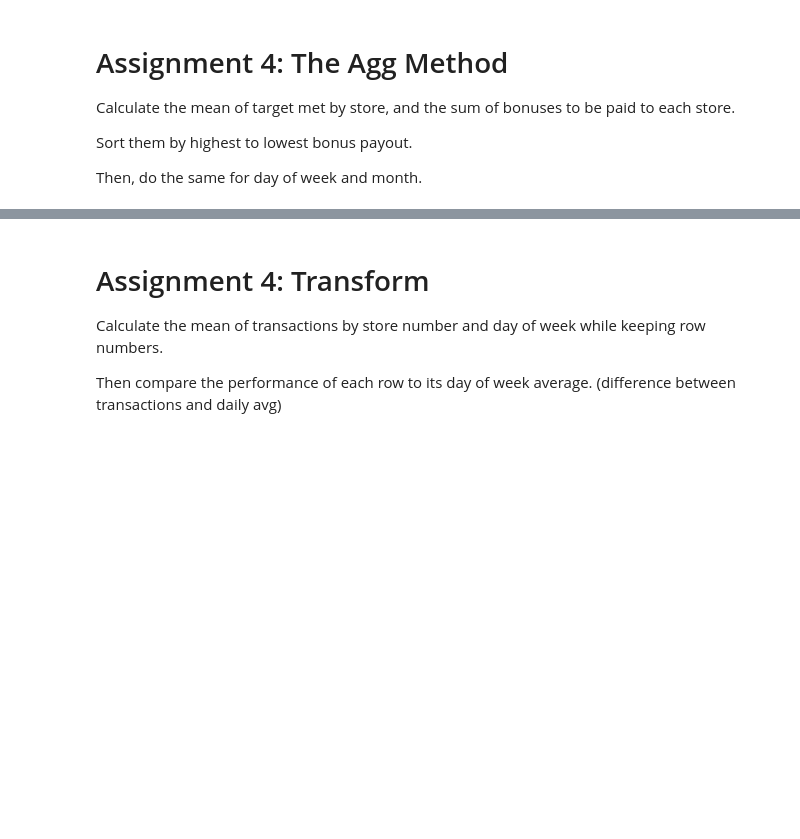
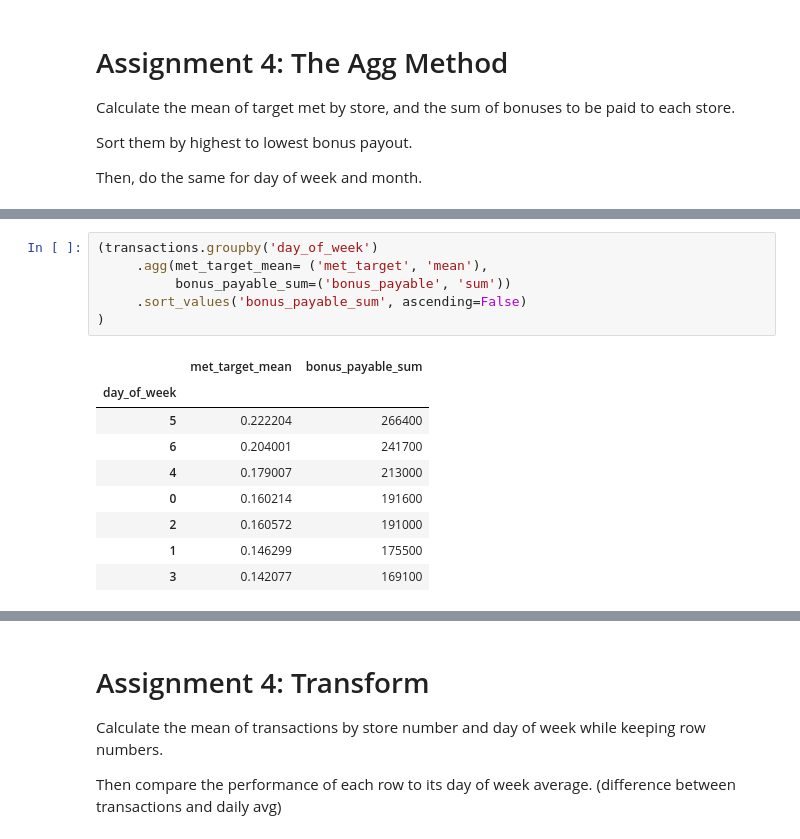
Before and after one commit to Pouria7gh/NumPy_Pandas, a Jupyter notebook: 3_ Aggregating_DataFrames/section04_aggregations.ipynb, the cells around one changed output, grey strips where cells are left out. Drawn from its saved outputs; the diff is of its cells as text; blank space fills up the shorter version.

```diff
--- a/3_ Aggregating_DataFrames/section04_aggregations.ipynb
+++ b/3_ Aggregating_DataFrames/section04_aggregations.ipynb
@@ -182,0 +215,16 @@ transactions.head()
+# %%
+(transactions.groupby('day_of_week')
+     .agg(met_target_mean= ('met_target', 'mean'),
+          bonus_payable_sum=('bonus_payable', 'sum'))
+     .sort_values('bonus_payable_sum', ascending=False)
+)
+# %% [output]
+|  | met_target_mean | bonus_payable_sum |
+| day_of_week |  |  |
+| 5 | 0.222204 | 266400 |
+| 6 | 0.204001 | 241700 |
+| 4 | 0.179007 | 213000 |
+| 0 | 0.160214 | 191600 |
+| 2 | 0.160572 | 191000 |
+| 1 | 0.146299 | 175500 |
+| 3 | 0.142077 | 169100 |
```
Also changed, not shown: parts of 4 cells of this notebook, 2 other files.
